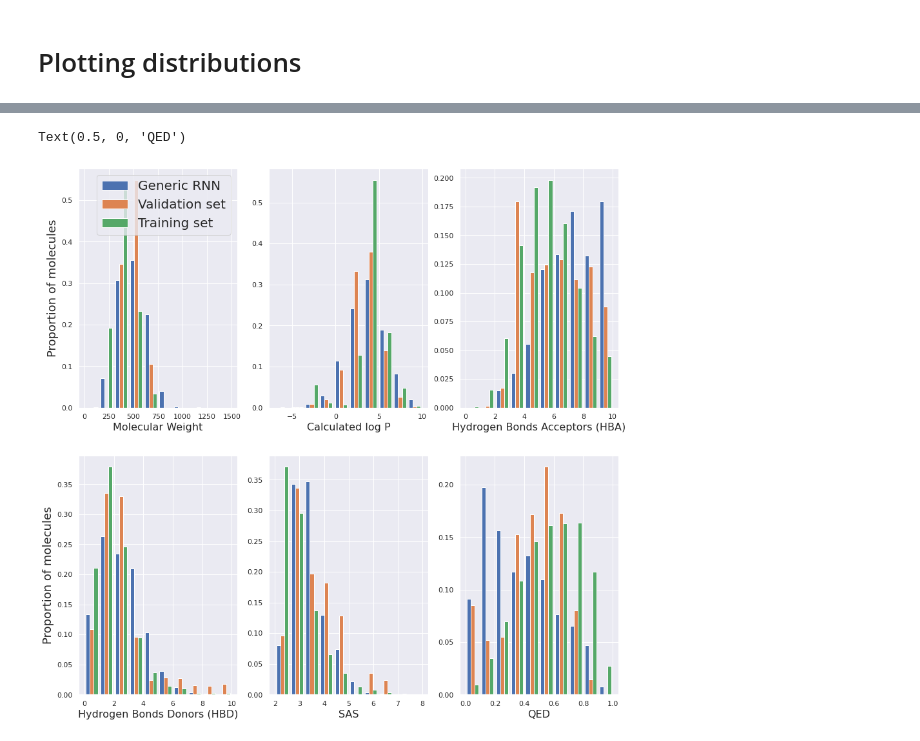
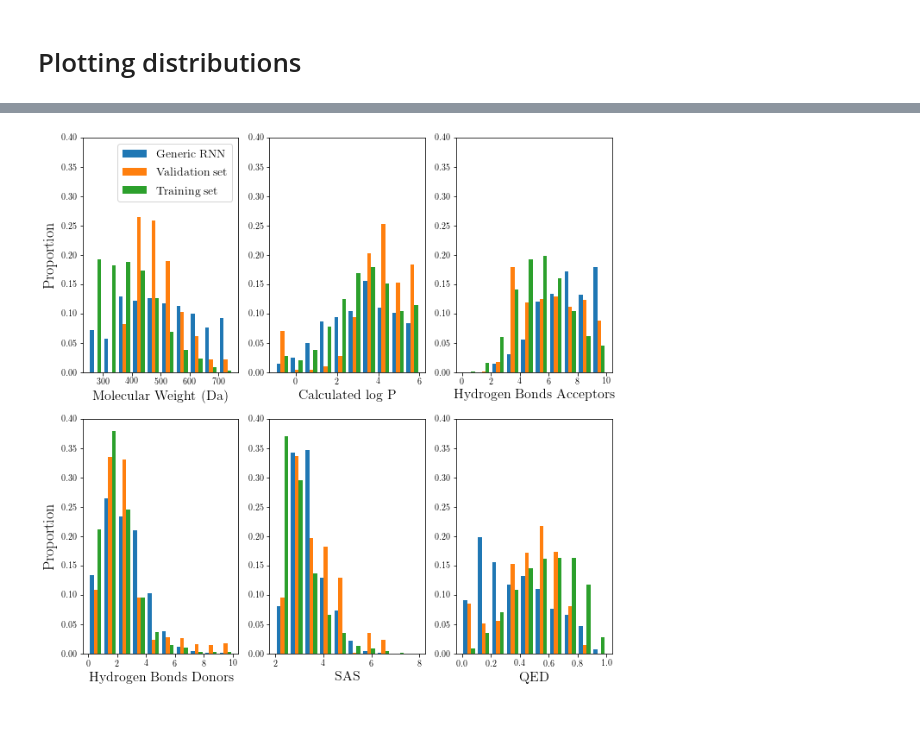
Before and after one commit to maxime-langevin/scaffold-constrained-generation, a Jupyter notebook: Distribution_learning_benchmarks.ipynb, the cells around one changed output, grey strips where cells are left out. Saved outputs shown, nothing was run; the diff lists cells and outputs as text; code cells hidden in the pictures.

```diff
--- a/Distribution_learning_benchmarks.ipynb
+++ b/Distribution_learning_benchmarks.ipynb
@@ -388,12 +399,20 @@ ax.xaxis.set_major_locator(loc)
 # %%
+
+
 fig, ax = plt.subplots()
-fig.set_size_inches(w=10, h=10)
+fig.set_size_inches(w=7, h=7)
 
-ax.set_title('Unicity across scaffolds (min, max, mean, and 95% CI)', fontsize=23)
-ax.set_ylabel("Proportions of unique molecules", fontsize=20)
+ax.set_title('Unicity', fontsize=30)
+ax.set_ylabel("Proportion of unique molecules",fontsize=30)
 ax = sns.boxplot(x=unicities, orient='v')
-ax.set_ylim(0.5, 1)
+ax.set_ylim(0, 1.05)
+
+y = np.array([0.0, 0.2, 0.4, 0.6, 0.8, 1.0])
+ax.set_yticks(y)
+ax.set_yticklabels(y, fontsize=22)
+
 loc = plticker.MultipleLocator(base=1.0) # this locator puts ticks at regular intervals
 ax.xaxis.set_major_locator(loc)
+plt.savefig('unicity.pgf')
 # plt.show()
 # %% [output]
@@ -499,49 +518,66 @@ RDKit WARNING: [22:57:39] WARNING: no name column found on line 5813
 RDKit WARN
 # %%
-sns.set()
-plt.figure(figsize=(15, 15))
+plt.figure(figsize=(11, 11))
+
+
+# We change the fontsize of minor ticks label
+ax.tick_params(axis='both', which='major', labelsize=15)
+ax.tick_params(axis='both', which='minor', labelsize=15)
+
+MW_binned = np.fmin(np.fmax(MW, 250 * np.ones_like(MW)), 750 * np.ones_like(MW))
+MW_Chembl_original_binned = np.fmin(np.fmax(MW_Chembl_original, 250 * np.ones_like(MW_Chembl_original)), 750 * np.ones_like(MW_Chembl_original))
+MW_Chembl_binned = np.fmin(np.fmax(MW_Chembl, 250 * np.ones_like(MW_Chembl)), 750 * np.ones_like(MW_Chembl))
 
 plt.subplot(231)
-plt.hist([MW, MW_Chembl_original, MW_Chembl], weights=[np.ones(len(MW)) / len(MW),
+plt.hist([MW_binned, MW_Chembl_original_binned, MW_Chembl_binned], range=(250, 750), weights=[np.ones(len(MW)) / len(MW),
                                                        np.ones(len(MW_Chembl_original)) / len(MW_Chembl_original),
-                                                       np.ones(len(MW_Chembl)) / len(MW_Chembl),], range= (0,1500), label=['Generic RNN', 'Validation set', 'Training set'])
-plt.legend(loc=1, prop={'size': 20})
+                                                       np.ones(len(MW_Chembl)) / len(MW_Chembl),], label=['Generic RNN', 'Validation set', 'Training set'])
+plt.ylim(0, 0.4)
+plt.legend(loc=1, prop={'size': 14})
 
-plt.ylabel('Proportion of molecules', fontsize=18)
-plt.xlabel('Molecular Weight', fontsize=16)
+
+plt.ylabel('Proportion', fontsize=18)
+plt.xlabel('Molecular Weight (Da)', fontsize=16)
+logP_binned = np.fmin(np.fmax(logP, -1 * np.ones_like(logP)), 6 * np.ones_like(logP))
+logP_Chembl_binned = np.fmin(np.fmax(logP_Chembl, -1 * np.ones_like(logP_Chembl)), 6 * np.ones_like(logP_Chembl))
+logP_Chembl_original_binned = np.fmin(np.fmax(logP_Chembl_original, -1 * np.ones_like(logP_Chembl_original)), 6 * np.ones_like(logP_Chembl_original))
 
 plt.subplot(232)
-plt.hist([logP, logP_Chembl, logP_Chembl_original], weights=[np.ones(len(logP)) / len(logP),
-                                                       np.ones(len(logP_Chembl)) / len(logP_Chembl),
-                                                       np.ones(len(logP_Chembl_original)) / len(logP_Chembl_original),], range= (-7,10), label=['Generated molecules', 'SureChEMBL molecules', 'ChEMBL molecules'])
+plt.hist([logP, logP_Chembl_original_binned, logP_Chembl_binned], range=[-1, 6], weights=[np.ones(len(logP)) / len(logP),
+                                                       np.ones(len(logP_Chembl_original_binned)) / len(logP_Chembl_original_binned),
+                                                       np.ones(len(logP_Chembl_binned)) / len(logP_Chembl_binned),], label=['Generated molecules', 'SureChEMBL molecules', 'ChEMBL molecules'])
+plt.ylim(0, 0.4)
 plt.xlabel('Calculated log P', fontsize=16)
 
 
 plt.subplot(233)
 plt.hist([HBA, HBA_ChEMBL_original, HBA_ChEMBL], weights=[np.ones(len(HBA)) / len(HBA),
                                                        np.ones(len(HBA_ChEMBL_original)) / len(HBA_ChEMBL_original),
                                                        np.ones(len(HBA_ChEMBL)) / len(HBA_ChEMBL),], range= (0,10), label=['Generated molecules', 'SureChEMBL molecules', 'ChEMBL molecules'])
-plt.xlabel('Hydrogen Bonds Acceptors (HBA)', fontsize=16)
+plt.ylim(0, 0.4)
+plt.xlabel('Hydrogen Bonds Acceptors', fontsize=16)
 
 plt.subplot(234)
 plt.hist([HBD, HBD_ChEMBL_original, HBD_ChEMBL], weights=[np.ones(len(HBD)) / len(HBD),
                                                        np.ones(len(HBD_ChEMBL_original)) / len(HBD_ChEMBL_original),
                                                        np.ones(len(HBD_ChEMBL)) / len(HBD_ChEMBL),], range= (0,10), label=['Generated molecules', 'SureChEMBL molecules', 'ChEMBL molecules'])
-plt.ylabel('Proportion of molecules', fontsize=18)
-plt.xlabel('Hydrogen Bonds Donors (HBD)', fontsize=16)
+plt.ylim(0, 0.4)
+plt.ylabel('Proportion', fontsize=18)
+plt.xlabel('Hydrogen Bonds Donors', fontsize=16)
 
 plt.subplot(235)
 plt.hist([SAS, SAS_Chembl_original, SAS_Chembl], weights=[np.ones(len(SAS)) / len(SAS),
                                                        np.ones(len(SAS_Chembl_original)) / len(SAS_Chembl_original),
                                                        np.ones(len(SAS_Chembl)) / len(SAS_Chembl),], range= (2,8), label=['Generated molecules', 'SureChEMBL molecules', 'ChEMBL molecules'])
+plt.ylim(0, 0.4)
 plt.xlabel('SAS', fontsize=16)
 
 plt.subplot(236)
 plt.hist([QEDs, qed_list_Chembl_original, qed_list_Chembl], weights=[np.ones(len(QEDs)) / len(QEDs),
                                                        np.ones(len(qed_list_Chembl_original)) / len(qed_list_Chembl_original),
                                                        np.ones(len(qed_list_Chembl)) / len(qed_list_Chembl),], range= (0,1), label=['Generic RNN', 'Validation set', 'Training set'])
-
+plt.ylim(0, 0.4)
 plt.xlabel('QED', fontsize=16)
+plt.savefig('distributions.pgf')
 # %% [output]
-Text(0.5, 0, 'QED')
-[figure, old version]
+[figure, new version]
```
Also changed, not shown: parts of 6 cells of this notebook, 7 other files.
